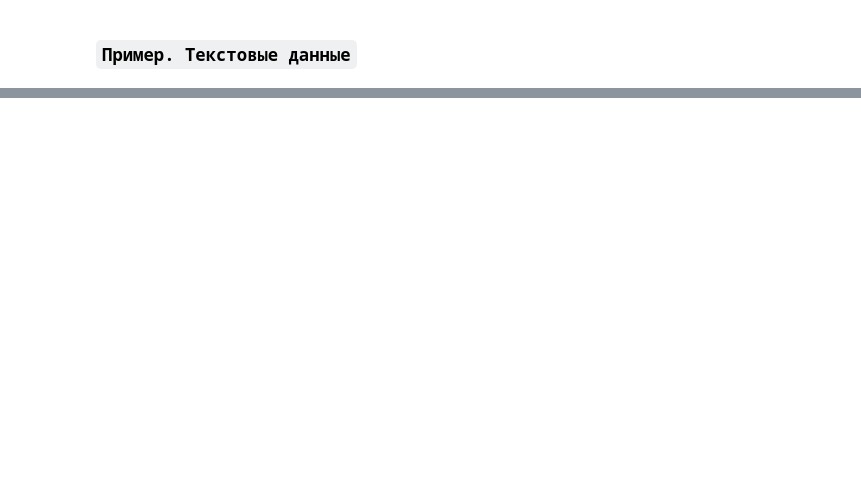
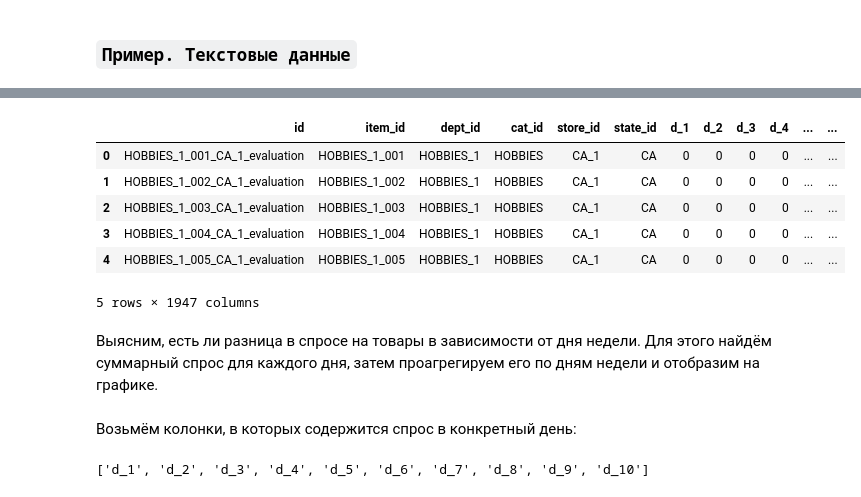
Before and after one commit to nakhodnov17/HSE_DPO_Spark, a Jupyter notebook: Seminars/Seminar 06/Spark ML.ipynb, the cells around one changed output, grey strips where cells are left out. Cells and saved outputs as stored; diff of their text form; code cells hidden in the pictures; blank space fills up the shorter version.

```diff
--- a/Seminars/Seminar 06/Spark ML.ipynb
+++ b/Seminars/Seminar 06/Spark ML.ipynb
@@ -554,0 +645,19 @@ ROC AUC: 0.486, Accuracy: 0.849
+# %%
+df_evaluation.limit(5).toPandas()
+# %% [output]
+|  | id | item_id | dept_id | cat_id | store_id | state_id | d_1 | d_2 | d_3 | d_4 | ... | ... |
+| 0 | HOBBIES_1_001_CA_1_evaluation | HOBBIES_1_001 | HOBBIES_1 | HOBBIES | CA_1 | CA | 0 | 0 | 0 | 0 | ... | ... |
+| 1 | HOBBIES_1_002_CA_1_evaluation | HOBBIES_1_002 | HOBBIES_1 | HOBBIES | CA_1 | CA | 0 | 0 | 0 | 0 | ... | ... |
+| 2 | HOBBIES_1_003_CA_1_evaluation | HOBBIES_1_003 | HOBBIES_1 | HOBBIES | CA_1 | CA | 0 | 0 | 0 | 0 | ... | ... |
+| 3 | HOBBIES_1_004_CA_1_evaluation | HOBBIES_1_004 | HOBBIES_1 | HOBBIES | CA_1 | CA | 0 | 0 | 0 | 0 | ... | ... |
+| 4 | HOBBIES_1_005_CA_1_evaluation | HOBBIES_1_005 | HOBBIES_1 | HOBBIES | CA_1 | CA | 0 | 0 | 0 | 0 | ... | ... |
+5 rows × 1947 columns
+# %% [markdown]
+Выясним, есть ли разница в спросе на товары в зависимости от дня недели. Для этого найдём суммарный спрос для каждого дня, затем проагрегируем его по дням недели и отобразим на графике.
+# %% [markdown]
+Возьмём колонки, в которых содержится спрос в конкретный день:
+# %%
+day_columns = [column for column in df_evaluation.columns if column.startswith('d_')]
+day_columns[:10]
+# %% [output]
+['d_1', 'd_2', 'd_3', 'd_4', 'd_5', 'd_6', 'd_7', 'd_8', 'd_9', 'd_10']
```
Also changed, not shown: parts of 46 cells of this notebook, 2 other files.
